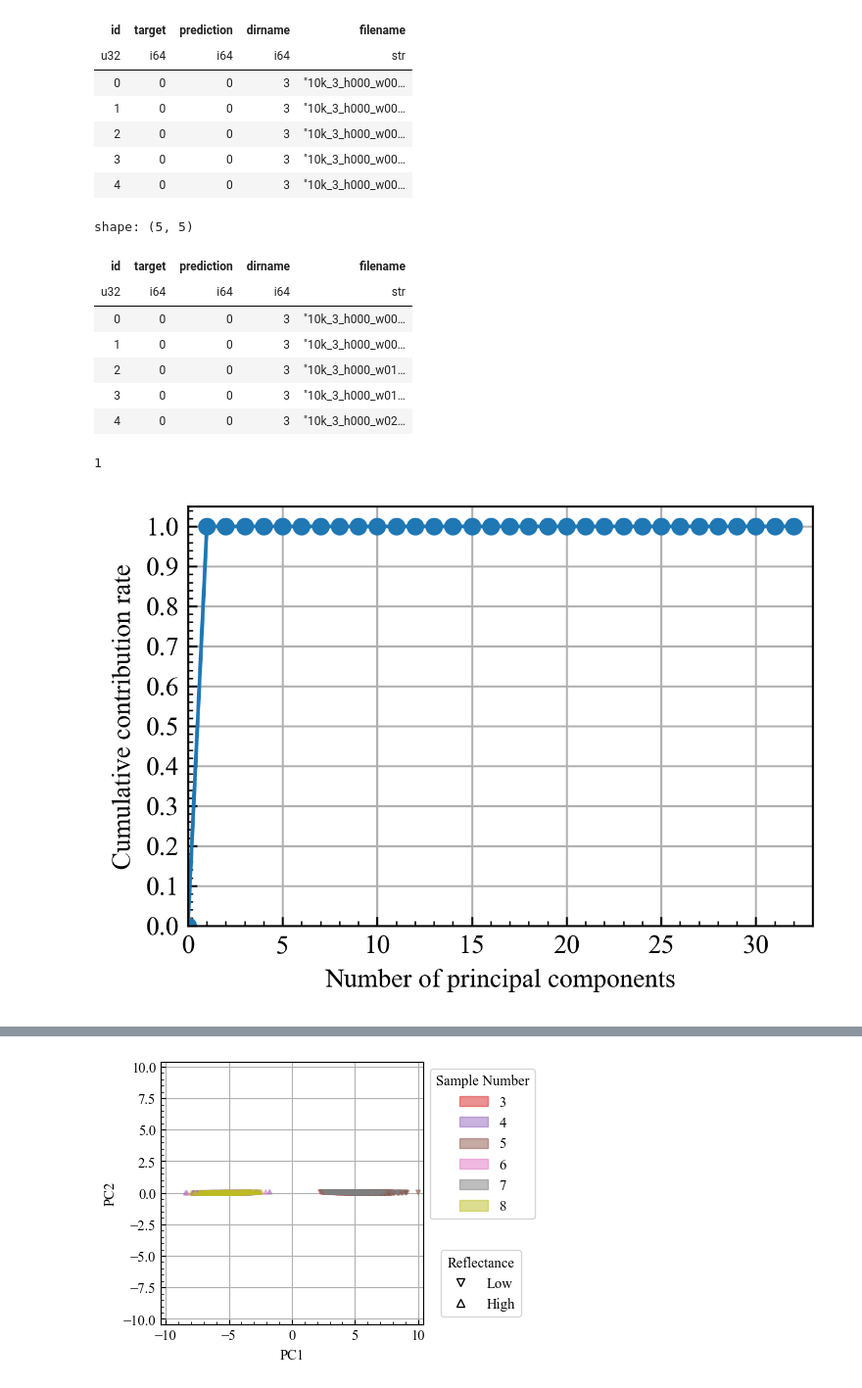
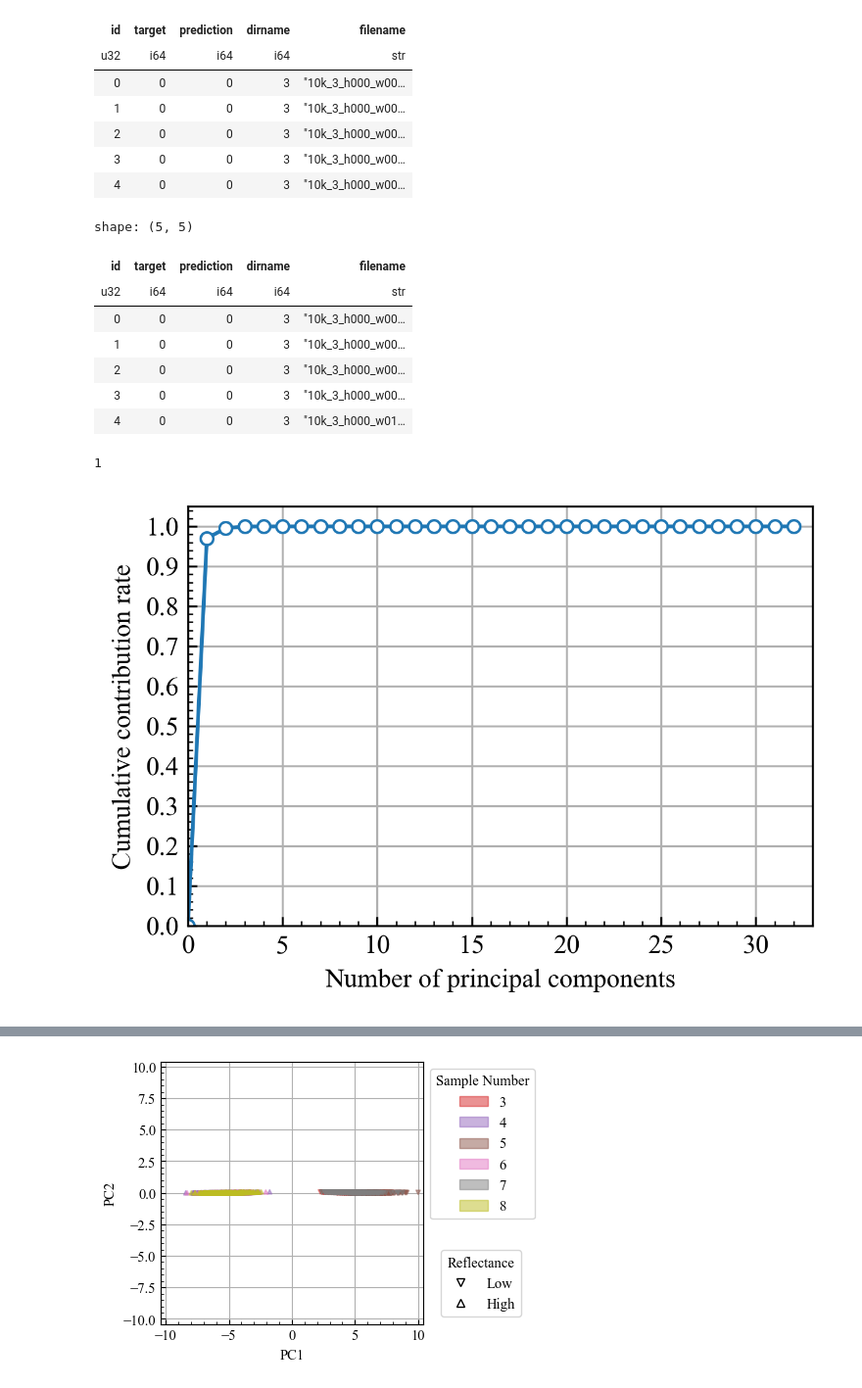
Before and after one commit to RyuichiShinseiB/Feature_extraction, a Jupyter notebook: notebooks/VBGMM_clustering.ipynb, the cells around one changed output, grey strips where cells are left out. Shown at 98% size. Saved outputs shown, nothing was run; the diff lists cells and outputs as text; code cells hidden in the pictures.

```diff
--- a/notebooks/VBGMM_clustering.ipynb
+++ b/notebooks/VBGMM_clustering.ipynb
@@ -38,8 +38,10 @@ markers = ["s", "D", "o", "p", "*", "h", "D", "8", "v", "x"]
 
 model_name = "ClassifierReflectance"
 # trained_datetime = "2023-07-21/20-18-22"
-extracted_datetime = datetime.datetime(2024, 12, 18, 16, 56, 50)
-image_size = 64
+# extracted_datetime = datetime.datetime(2024, 12, 18, 16, 56, 50)
+# image_size = 64
+extracted_datetime = datetime.datetime(2024, 12, 20, 11, 18, 00)
+image_size = 32
 
 
 project_dir = find_project_root()
@@ -106,9 +108,9 @@ shape: (5, 5)
 | u32 | i64 | i64 | i64 | str |
 | 0 | 0 | 0 | 3 | "10k_3_h000_w00… |
 | 1 | 0 | 0 | 3 | "10k_3_h000_w00… |
-| 2 | 0 | 0 | 3 | "10k_3_h000_w01… |
-| 3 | 0 | 0 | 3 | "10k_3_h000_w01… |
-| 4 | 0 | 0 | 3 | "10k_3_h000_w02… |
+| 2 | 0 | 0 | 3 | "10k_3_h000_w00… |
+| 3 | 0 | 0 | 3 | "10k_3_h000_w00… |
+| 4 | 0 | 0 | 3 | "10k_3_h000_w01… |
 # %%
 sc = StandardScaler()
 minmax = MinMaxScaler((-1, 1))
@@ -132,24 +134,26 @@ print(num_use_features)
 # %%
 num_all_components = X_train.shape[1]
 figsize_cm = [10, 7]
 figsize=plot.cvt_unit(figsize_cm)
 
 fig = plt.figure(figsize=figsize, layout="constrained", dpi=300)
 ax = fig.add_subplot(1, 1, 1)
 
-plot.plot_cumulative_contribution_rate(
+*_, lines, _ = plot.plot_cumulative_contribution_rate(
     cumsum_contrb_rate,
     ax,
     cumulated=True,
     threshold=threshold,
     # show_threshold=True,
 )
+lines[0].set_markerfacecolor("white")
+lines[0].set_markersize(5)
 if not feature_figure_pardir.exists():
     feature_figure_pardir.mkdir(parents=True)
 
 # fig.savefig(feature_figure_pardir / "contribution_rate.svg", bbox_inches="tight")
 # %% [output]
-[figure, old version]
+[figure, new version]
 # %%
 component_01 = df_train.select(
     [pl.col("column_0"), pl.col("column_1")]
```
Also changed, not shown: parts of 6 cells of this notebook.
